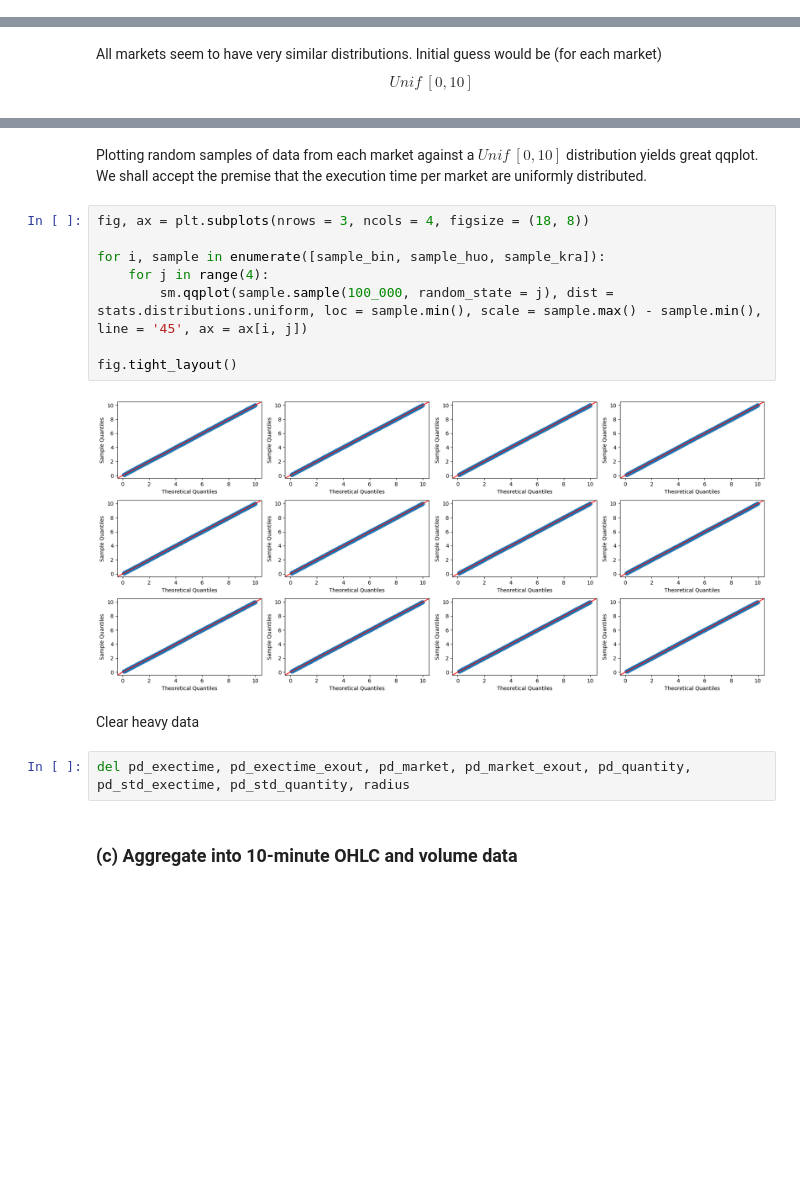
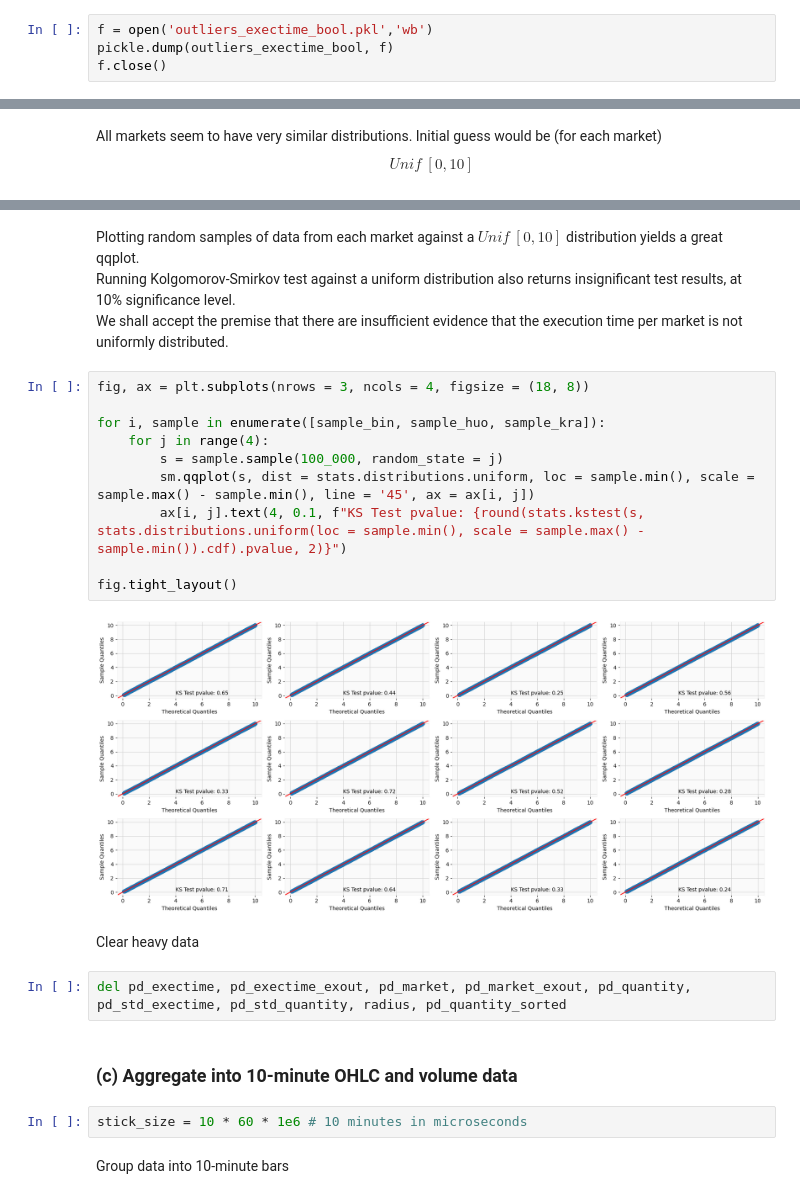
Before and after one commit to Jiian/crypto-hft-stats-analysis, a Jupyter notebook: 02 Statistical Analysis.ipynb, the cells around one changed output, grey strips where cells are left out. Saved outputs shown, nothing was run; the diff lists cells and outputs as text; blank space fills up the shorter version.

```diff
--- a/02 Statistical Analysis.ipynb
+++ b/02 Statistical Analysis.ipynb
@@ -139,6 +149,10 @@ Remove outliers
 # %%
 pd_market_exout = pd_market[~outliers_exectime_bool]
 pd_exectime_exout = pd_exectime[~outliers_exectime_bool]
+# %%
+f = open('outliers_exectime_bool.pkl','wb')
+pickle.dump(outliers_exectime_bool, f)
+f.close()
 # %% [markdown]
 Splitting into different markets
 # %%
@@ -158,18 +172,26 @@ sample_kra.plot(kind = "hist", bins = 1000, density = True, ax = ax[2], title =
 # %% [markdown]
-Plotting random samples of data from each market against a $ Unif~[0,10] $ distribution yields great qqplot. We shall accept the premise that the execution time per market are uniformly distributed.
+Plotting random samples of data from each market against a $ Unif~[0, 10] $ distribution yields a great qqplot.
+Running Kolgomorov-Smirkov test against a uniform distribution also returns insignificant test results, at 10% significance level.
+We shall accept the premise that there are insufficient evidence that the execution time per market is not uniformly distributed.
 # %%
 fig, ax = plt.subplots(nrows = 3, ncols = 4, figsize = (18, 8))
 
 for i, sample in enumerate([sample_bin, sample_huo, sample_kra]):
     for j in range(4):
-        sm.qqplot(sample.sample(100_000, random_state = j), dist = stats.distributions.uniform, loc = sample.min(), scale = sample.max() - sample.min(), line = '45', ax = ax[i, j])
+        s = sample.sample(100_000, random_state = j)
+        sm.qqplot(s, dist = stats.distributions.uniform, loc = sample.min(), scale = sample.max() - sample.min(), line = '45', ax = ax[i, j])
+        ax[i, j].text(4, 0.1, f"KS Test pvalue: {round(stats.kstest(s, stats.distributions.uniform(loc = sample.min(), scale = sample.max() - sample.min()).cdf).pvalue, 2)}")
 
 fig.tight_layout()
 # %% [output]
-[figure, old version]
+[figure, new version]
 # %% [markdown]
 Clear heavy data
 # %%
-del pd_exectime, pd_exectime_exout, pd_market, pd_market_exout, pd_quantity, pd_std_exectime, pd_std_quantity, radius
+del pd_exectime, pd_exectime_exout, pd_market, pd_market_exout, pd_quantity, pd_std_exectime, pd_std_quantity, radius, pd_quantity_sorted
 # %% [markdown]
 ### (c) Aggregate into  10-minute OHLC and volume data
+# %%
+stick_size = 10 * 60 * 1e6 # 10 minutes in microseconds
+# %% [markdown]
+Group data into 10-minute bars
```
Also changed, not shown: parts of 13 cells of this notebook.
